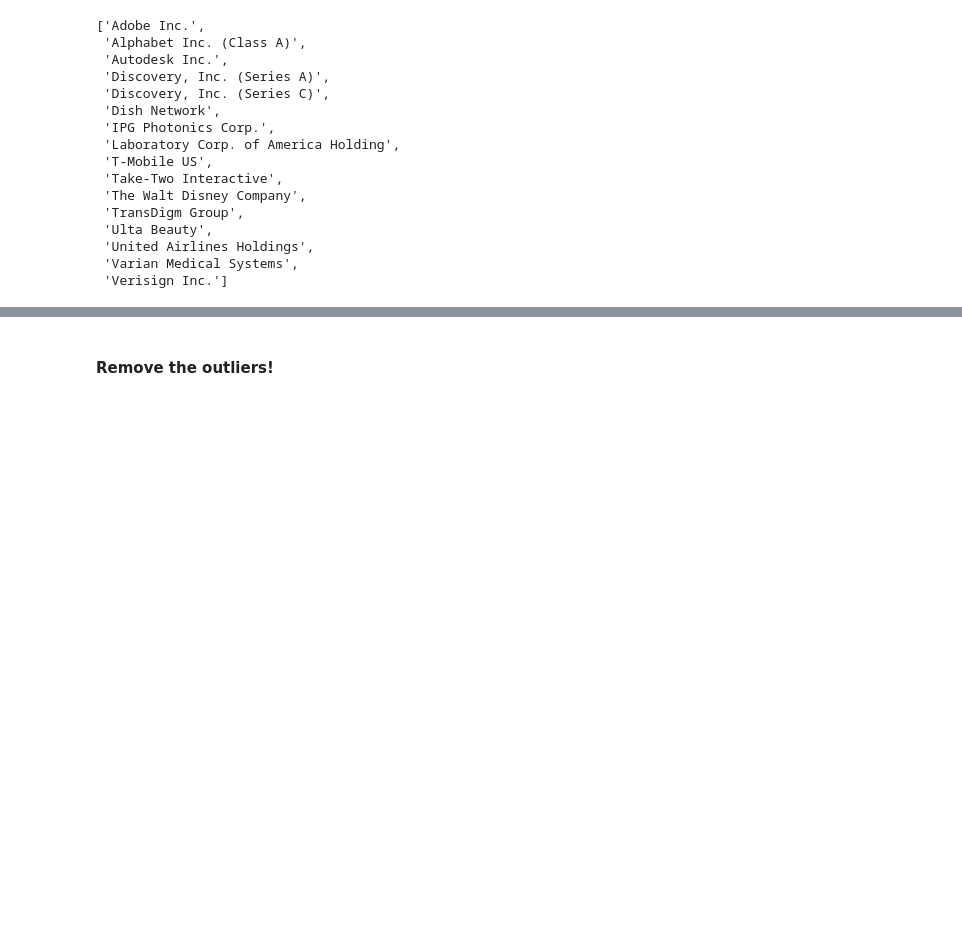
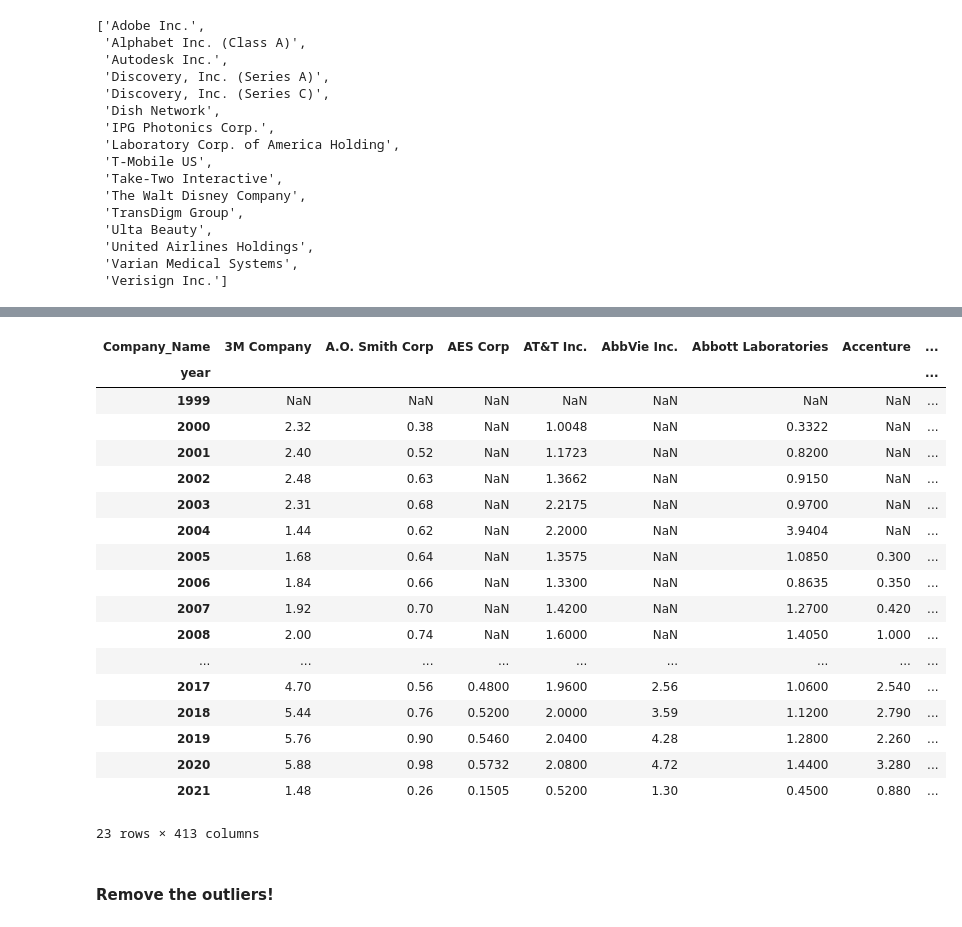
Before and after one commit to ssbyrne89/DIYInvestmentPrimer, a Jupyter notebook: notebooks/Visualizing_the_table_into_a_chart.ipynb, the cells around one changed output, grey strips where cells are left out. Drawn from its saved outputs; the diff is of its cells as text; code cells hidden in the pictures; blank space fills up the shorter version.

```diff
--- a/notebooks/Visualizing_the_table_into_a_chart.ipynb
+++ b/notebooks/Visualizing_the_table_into_a_chart.ipynb
@@ -192,19 +148,28 @@ divs_table[1:-1] # Exclude the years 1999 and 2021 because they are incomplete
+# %%
+  non_false_divs = []
+  falsies = []
+  for col in divs_table.columns:
+    if (divs_table[21:22][col].isna()).any() == False:
+        non_false_divs.append(col)
+    if (divs_table[21:22][col].isna()).any() == True:
+      falsies.append(col)
+  return (non_false_divs, falsies)
 # %%
 ### remove companies that have reported only one year of dividend payments
 def list_of_non_falsies():
   """
   this function takes the table of companies that have had at least one year of
   dividend payments and creates a tuple of two lists. the first list of companies
-  have had dividend payments within the last two years and the second list shows
-  companies that haven't had payouts within the last two years. this has effectively
-  removed outliers with exhorbitant payments or only one payment within the timeframe
+  have paid dividends within the last two years and the second list shows
+  companies that haven't had payouts within the last two years. this effectively
+  removes outliers with anomalous payments or only one payment within the timeframe
   """
   non_false_divs = []
   falsies = []
   for col in divs_table.columns:
-    if (divs_table[21:][col].isna()).all() == False:
+    if (divs_table[21:22][col].isna()).any() == False:
         non_false_divs.append(col)
-    if (divs_table[21:][col].isna()).all() == True:
+    if (divs_table[21:22][col].isna()).any() == True:
       falsies.append(col)
   return (non_false_divs, falsies)
 # %%
@@ -256,3 +223,26 @@ divs_table[list_of_non_falsies()[1]]
+# %%
+### That's that shit I DO like!
+divs_table[list_of_non_falsies()[0]]
+# %% [output]
+| Company_Name | 3M Company | A.O. Smith Corp | AES Corp | AT&T Inc. | AbbVie Inc. | Abbott Laboratories | Accenture | ... |
+| year |  |  |  |  |  |  |  | ... |
+| 1999 | NaN | NaN | NaN | NaN | NaN | NaN | NaN | ... |
+| 2000 | 2.32 | 0.38 | NaN | 1.0048 | NaN | 0.3322 | NaN | ... |
+| 2001 | 2.40 | 0.52 | NaN | 1.1723 | NaN | 0.8200 | NaN | ... |
+| 2002 | 2.48 | 0.63 | NaN | 1.3662 | NaN | 0.9150 | NaN | ... |
+| 2003 | 2.31 | 0.68 | NaN | 2.2175 | NaN | 0.9700 | NaN | ... |
+| 2004 | 1.44 | 0.62 | NaN | 2.2000 | NaN | 3.9404 | NaN | ... |
+| 2005 | 1.68 | 0.64 | NaN | 1.3575 | NaN | 1.0850 | 0.300 | ... |
+| 2006 | 1.84 | 0.66 | NaN | 1.3300 | NaN | 0.8635 | 0.350 | ... |
+| 2007 | 1.92 | 0.70 | NaN | 1.4200 | NaN | 1.2700 | 0.420 | ... |
+| 2008 | 2.00 | 0.74 | NaN | 1.6000 | NaN | 1.4050 | 1.000 | ... |
+| ... | ... | ... | ... | ... | ... | ... | ... | ... |
+| 2017 | 4.70 | 0.56 | 0.4800 | 1.9600 | 2.56 | 1.0600 | 2.540 | ... |
+| 2018 | 5.44 | 0.76 | 0.5200 | 2.0000 | 3.59 | 1.1200 | 2.790 | ... |
+| 2019 | 5.76 | 0.90 | 0.5460 | 2.0400 | 4.28 | 1.2800 | 2.260 | ... |
+| 2020 | 5.88 | 0.98 | 0.5732 | 2.0800 | 4.72 | 1.4400 | 3.280 | ... |
+| 2021 | 1.48 | 0.26 | 0.1505 | 0.5200 | 1.30 | 0.4500 | 0.880 | ... |
+23 rows × 413 columns
 # %% [markdown]
 #### Remove the outliers!
 # %%
```
Also changed, not shown: parts of 73 cells of this notebook, 1 other file.
